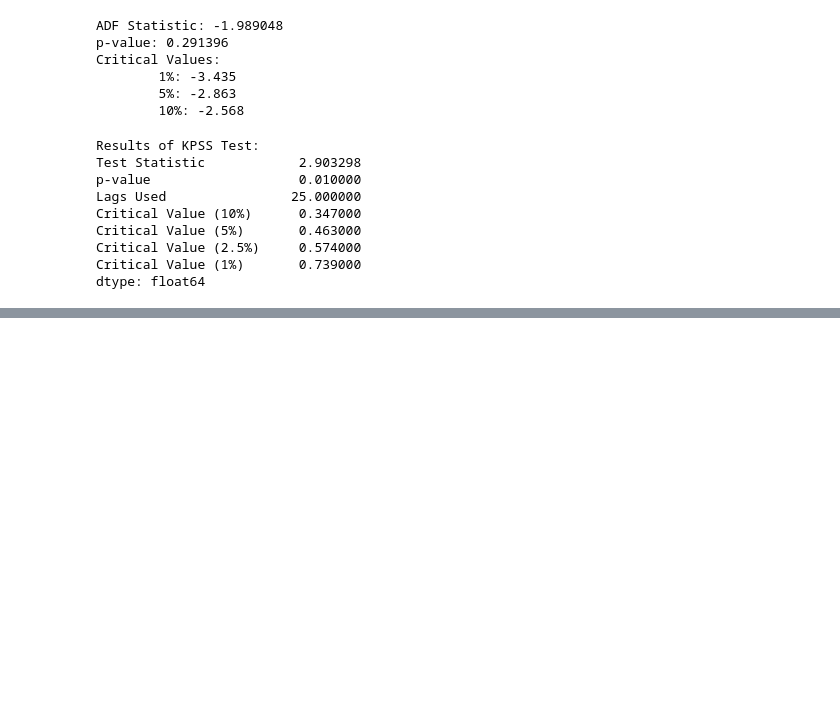
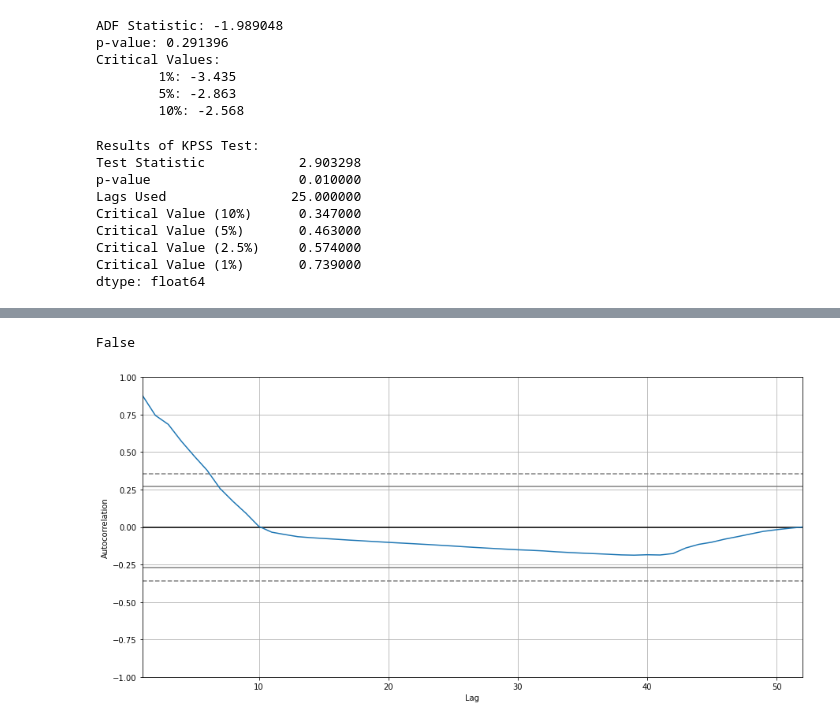
Before and after one commit to AnLong98/SIAP_2022, a Jupyter notebook: notebooks/doge_monthly_arima.ipynb, the cells around one changed output, grey strips where cells are left out. Cells and saved outputs as stored; diff of their text form; code cells hidden in the pictures; blank space fills up the shorter version.

```diff
--- a/notebooks/doge_monthly_arima.ipynb
+++ b/notebooks/doge_monthly_arima.ipynb
@@ -154,14 +116,0 @@ fig.set_size_inches(16, 9)
-# %%
-#if not stationary then eliminate trend
-#Eliminate trend
-from pylab import rcParams
-rcParams['figure.figsize'] = 10, 6
-df_log = np.log(df.Close)
-moving_avg = df_log.rolling(12).mean()
-std_dev = df_log.rolling(12).std()
-plt.legend(loc='best')
-plt.title('Moving Average')
-plt.plot(std_dev, color ="black", label = "Standard Deviation")
-plt.plot(moving_avg, color="red", label = "Mean")
-plt.legend()
-plt.show()
@@ -336,0 +130,17 @@ Warnings:
+# %%
+#Testiram ADF testom stacionarnost
+from python_scripts.sarima_helper import check_stationarity
+
+check_stationarity(df_monthly.Close)
+# %% [output]
+False
+# %%
+from matplotlib import pyplot
+from pandas.plotting import autocorrelation_plot
+
+#Posto sam utvrdio sa 2 testa da nije stacionaran trebace d biti 1 ili vise
+#Pravim grafik autokorelacije za podatke na mesecnom nivou
+autocorrelation_plot(df_monthly.Close)
+pyplot.show()
+# %% [output]
+[figure, added]
```
Also changed, not shown: parts of 38 cells of this notebook, 3 other files.
